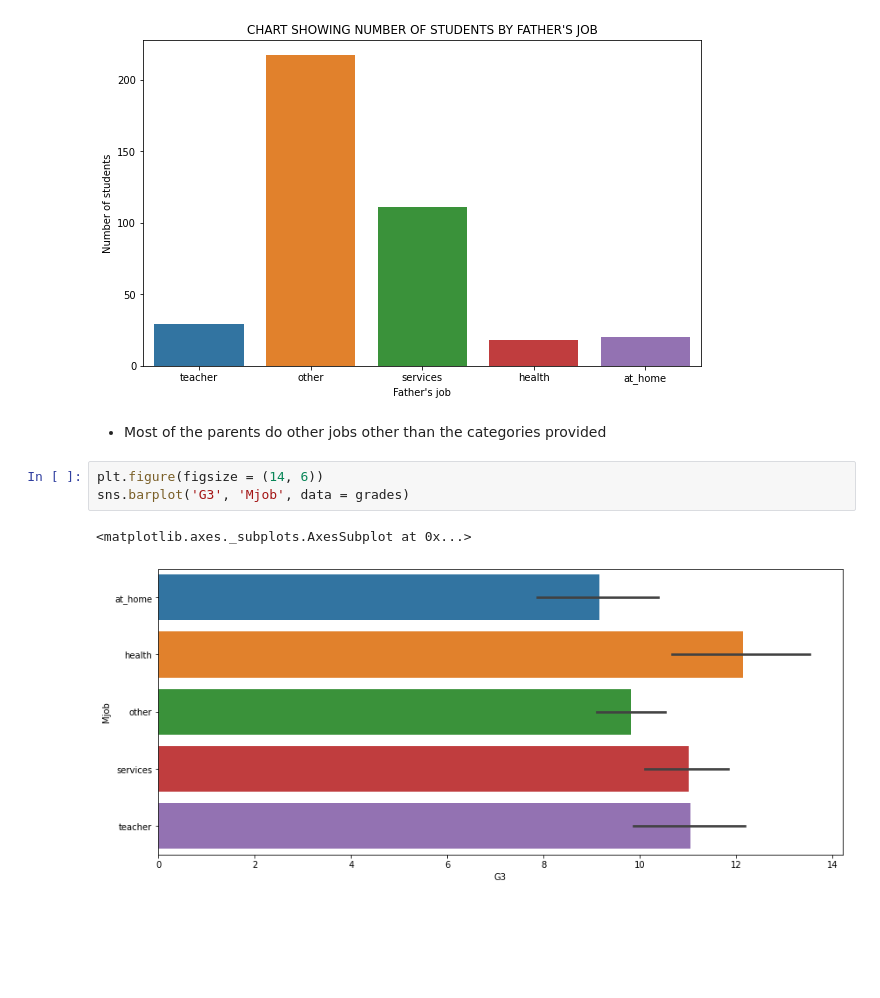
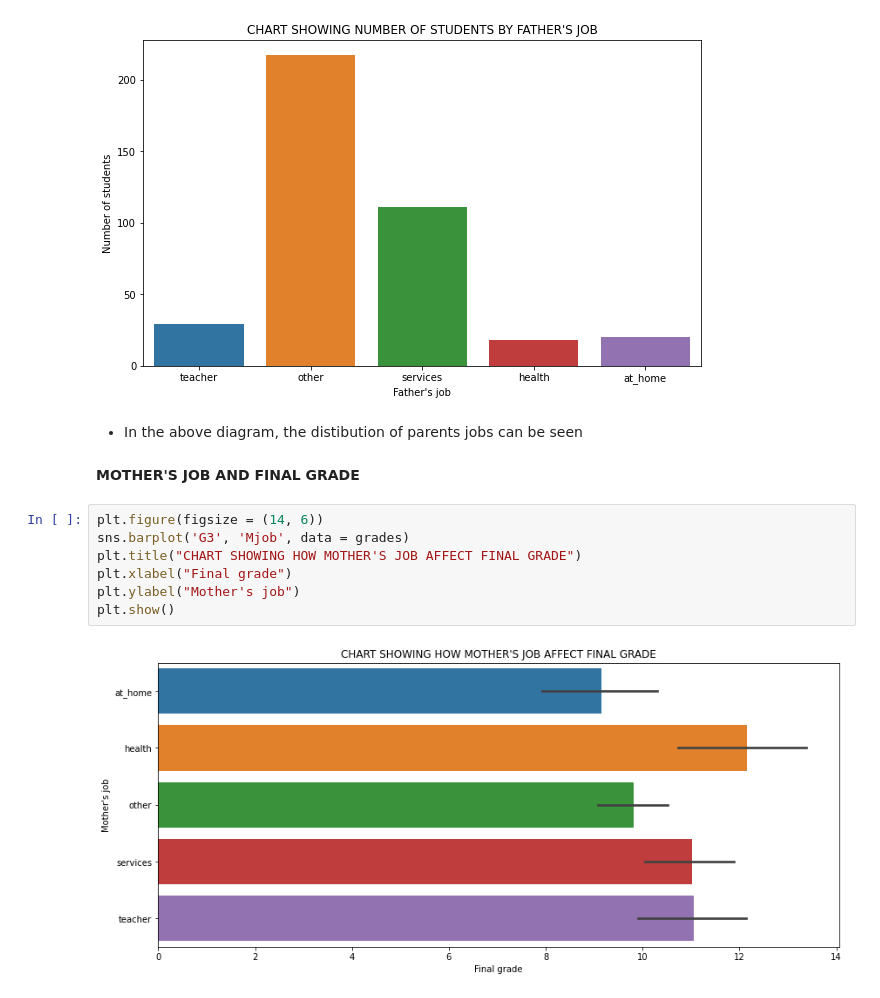
Before and after one commit to devchoplife/Students-grades, a Jupyter notebook: portuguese_students_grade_analysis.ipynb, the cells around one changed output. Saved outputs shown, nothing was run; the diff lists cells and outputs as text; blank space fills up the shorter version.

```diff
--- a/portuguese_students_grade_analysis.ipynb
+++ b/portuguese_students_grade_analysis.ipynb
@@ -425,11 +425,16 @@ plt.ylabel("Number of students")
 plt.show()
 # %% [output]
 [figure]
-# %% [markdown]
-* Most of the parents do other jobs other than the categories provided
+# %% [markdown]
+* In the above diagram, the distibution of parents jobs can be seen
+# %% [markdown]
+**MOTHER'S JOB AND FINAL GRADE**
 # %%
 plt.figure(figsize = (14, 6))
 sns.barplot('G3', 'Mjob', data = grades)
+plt.title("CHART SHOWING HOW MOTHER'S JOB AFFECT FINAL GRADE")
+plt.xlabel("Final grade")
+plt.ylabel("Mother's job")
+plt.show()
 # %% [output]
-<matplotlib.axes._subplots.AxesSubplot at 0x...>
-[figure, old version]
+[figure, new version]
```
Also changed, not shown: parts of 3 cells of this notebook.
